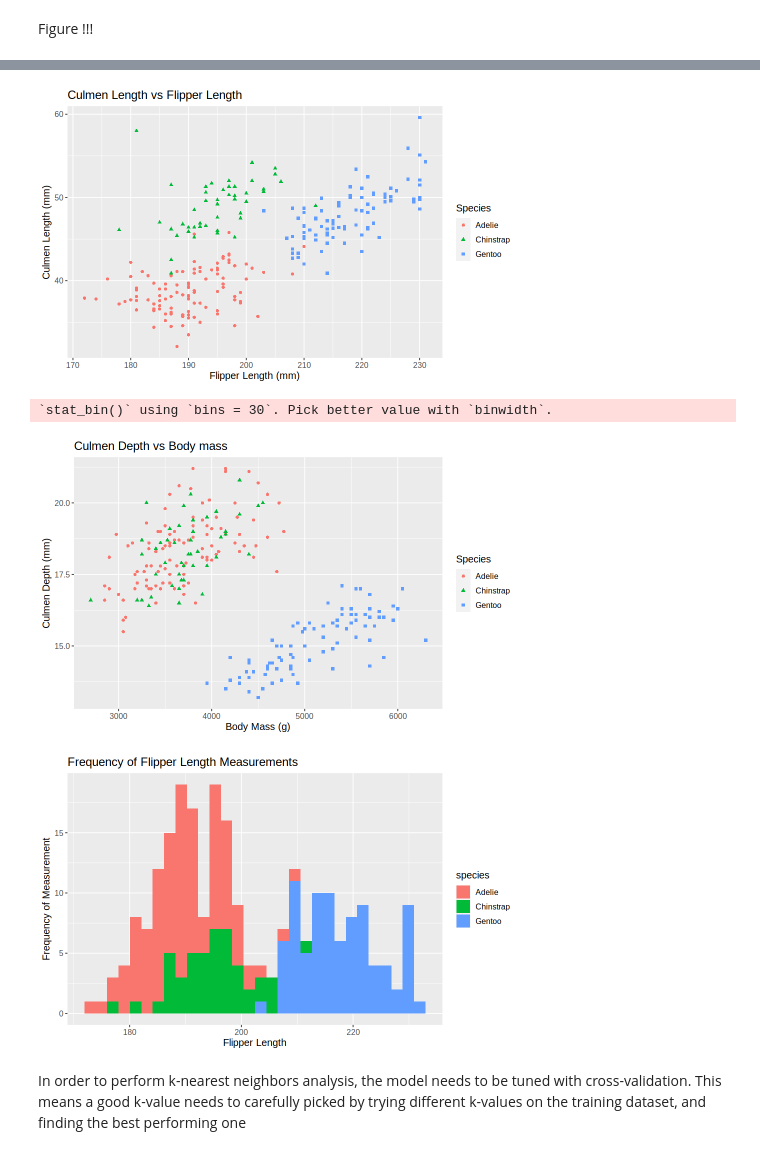
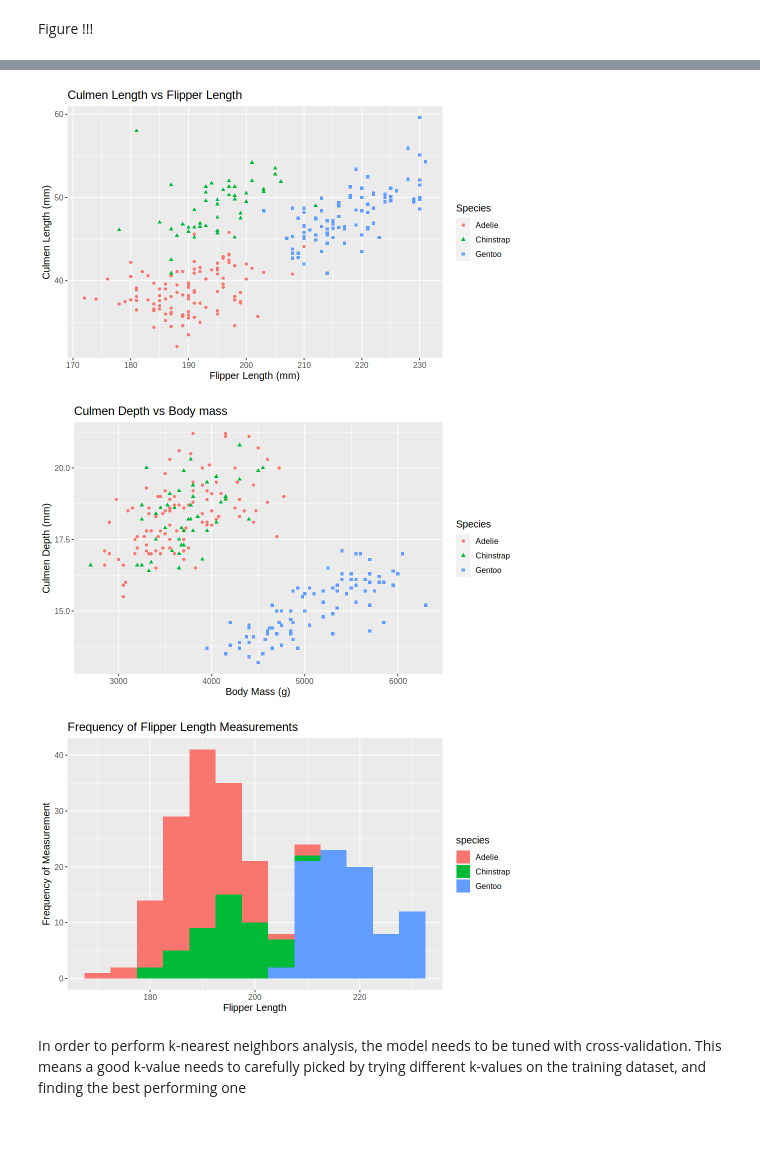
Before and after one commit to matthewsans/DCSI-100-group-project, a Jupyter notebook: Final Final.ipynb, the cells around one changed output, grey strips where cells are left out. Drawn from its saved outputs; the diff is of its cells as text; code cells hidden in the pictures.

```diff
--- a/Final Final.ipynb
+++ b/Final Final.ipynb
@@ -96,7 +105,7 @@ names(penguin_data)[12] <- "flipper_length"
 names(penguin_data)[13] <- "body_mass"
 names(penguin_data)[5] <- "island"
 
-penguin_data <- penguin_data %>%
+penguin_data <- penguin_data |>
   mutate(species = fct_recode(species,
                               "Adelie" = "Adelie Penguin (Pygoscelis adeliae)",
                               "Chinstrap" = "Chinstrap penguin (Pygoscelis antarctica)",
@@ -111,3 +120,4 @@ set.seed(9876)
 split_penguin <- initial_split(clean_penguin, prop = 0.70, strata = species)
 penguin_training <- training(split_penguin)  # USE FOR DATA VISUALATION/TRAINING
 penguin_testing <- testing(split_penguin)    # DO NOT USE UNTIL FINAL TEST
+clean_penguin
@@ -152,7 +175,7 @@ penguin_visual2 <- ggplot(penguin_training, aes(y = culmen_depth, x = body_mass,
     ggtitle("Culmen Depth vs Body mass") +
     theme(text = element_text(size = 12))
 penguin_visual3 <- ggplot(penguin_training, aes(x = flipper_length, fill = species)) +
-    geom_histogram(bindwidth = 10) +
+    geom_histogram(binwidth = 5) +
     labs(y = "Frequency of Measurement", x = "Flipper Length", title = "Frequency of Flipper Length Measurements") +
     theme(text = element_text(size = 12))
 
@@ -167,7 +188,6 @@ Warning message in geom_histogram(bindwidth = 10):
 [figure]
-`stat_bin()` using `bins = 30`. Pick better value with `binwidth`.
 [figure]
-[figure, old version]
+[figure, new version]
 # %% [markdown]
 In order to perform k-nearest neighbors analysis, the model needs to be tuned with cross-validation. This means a good k-value needs to carefully picked by trying different k-values on the training dataset, and finding the best performing one
 # %%
```
Also changed, not shown: parts of 13 cells of this notebook.
